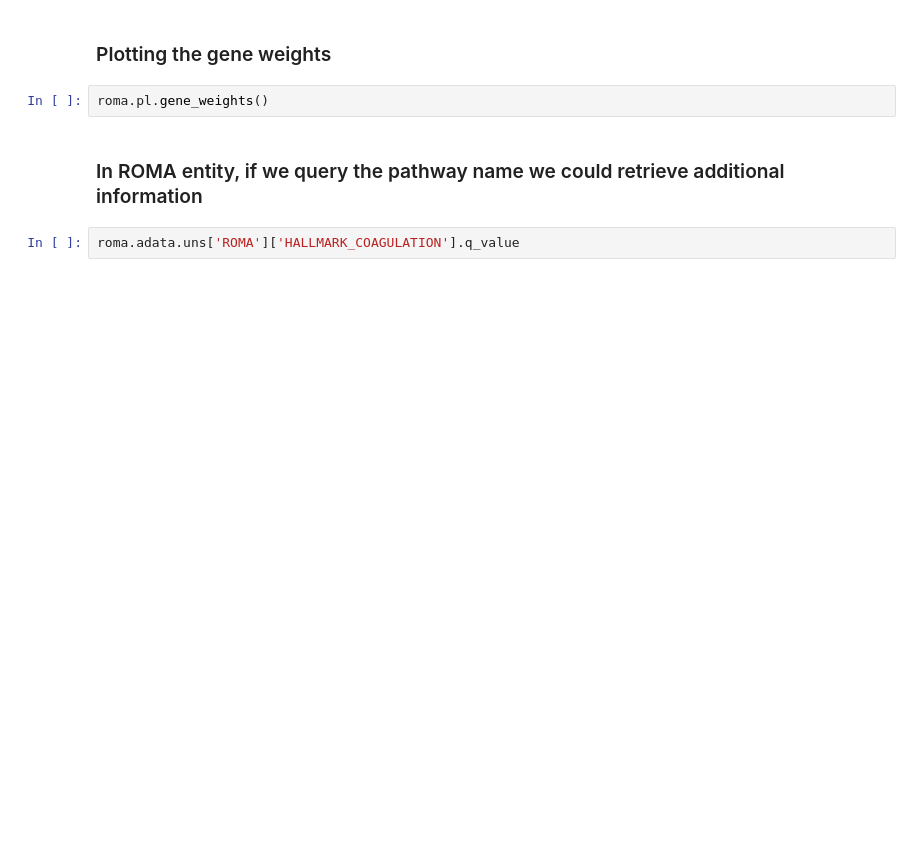
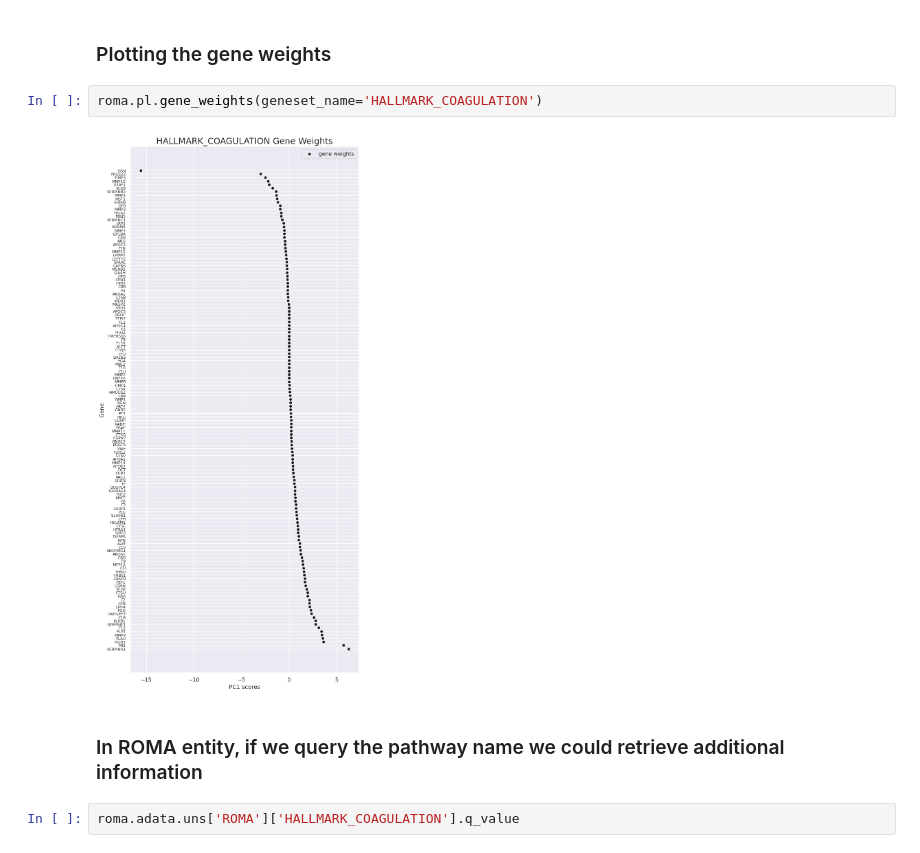
Before and after one commit to altyn-bulmers/pyroma, a Jupyter notebook: 47_test_the_plotting.ipynb, the cells around one changed output. Cells and saved outputs as stored; diff of their text form; blank space fills up the shorter version.

```diff
--- a/47_test_the_plotting.ipynb
+++ b/47_test_the_plotting.ipynb
@@ -343,7 +336,9 @@ roma.adata.uns['ROMA']['HALLMARK_COAGULATION'].test_l1
 # %% [markdown]
 ### Plotting the gene weights
 # %%
-roma.pl.gene_weights()
+roma.pl.gene_weights(geneset_name='HALLMARK_COAGULATION')
+# %% [output]
+[figure, added]
 # %% [markdown]
 ### In ROMA entity, if we query the pathway name we could retrieve additional information
 # %%
```
Also changed, not shown: parts of 16 cells of this notebook, 4 other files.
